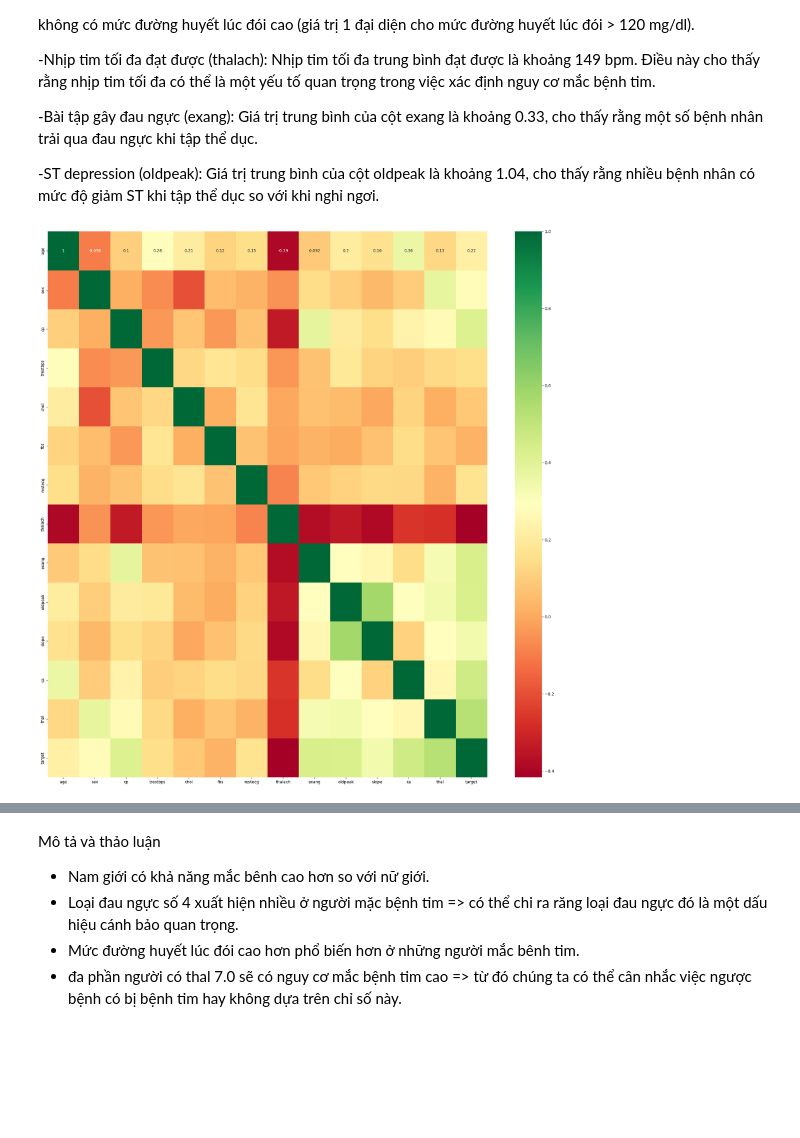
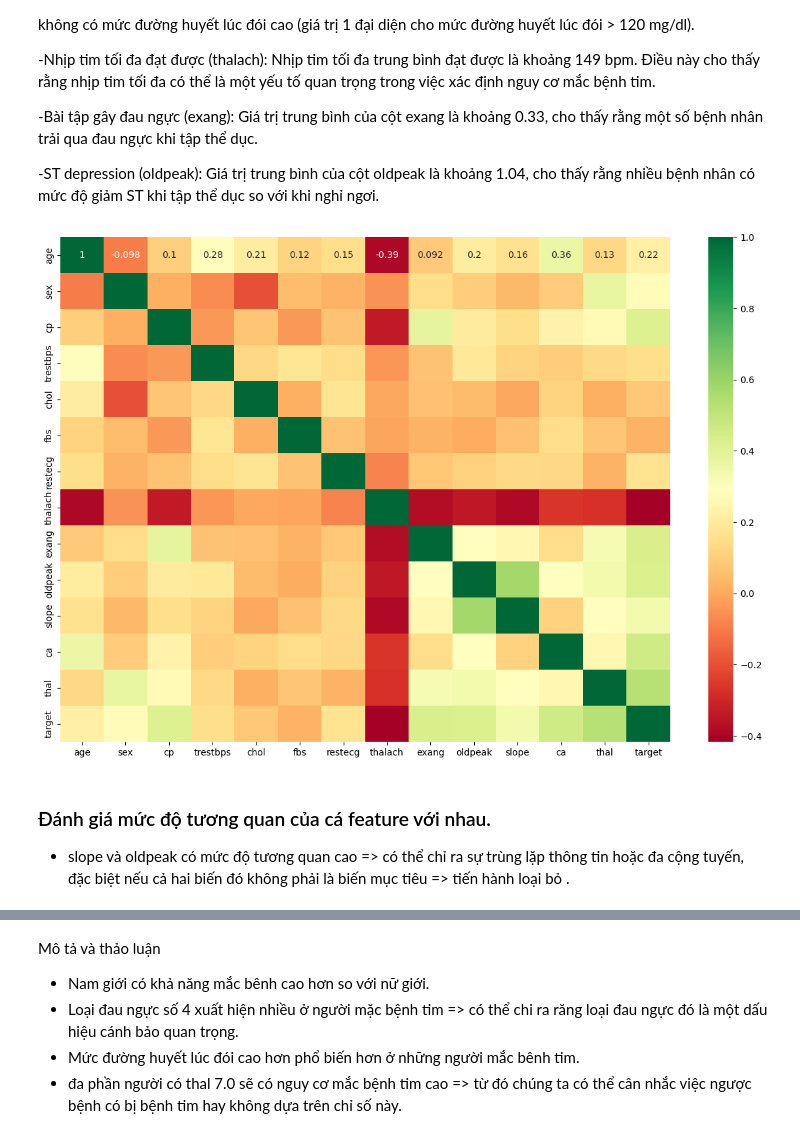
Before and after one commit to Hoa212/-n-CNTT-Heart-Disease-Prediction, a Jupyter notebook: dean.ipynb, the cells around one changed output, grey strips where cells are left out. Cells and saved outputs as stored; diff of their text form; code cells hidden in the pictures; blank space fills up the shorter version.

```diff
--- a/dean.ipynb
+++ b/dean.ipynb
@@ -232,8 +232,11 @@ max      7.000000    1.000000
 # %%
 # ve ma trận tương quan
 corr = df.corr()
-plt.figure(figsize=(25, ))
+plt.figure(figsize=(15,10 ))
 sns.heatmap(corr, annot=True, cmap='RdYlGn')
 plt.show()
 # %% [output]
-[figure, old version]
+[figure, new version]
+# %% [markdown]
+### Đánh giá mức độ tương quan của cá feature với nhau.
+- slope và oldpeak có mức độ tương quan cao => có thể chỉ ra sự trùng lặp thông tin hoặc đa cộng tuyến, đặc biệt nếu cả hai biến đó không phải là biến mục tiêu => tiến hành loại bỏ .
```
Also changed, not shown: parts of 33 cells of this notebook.
